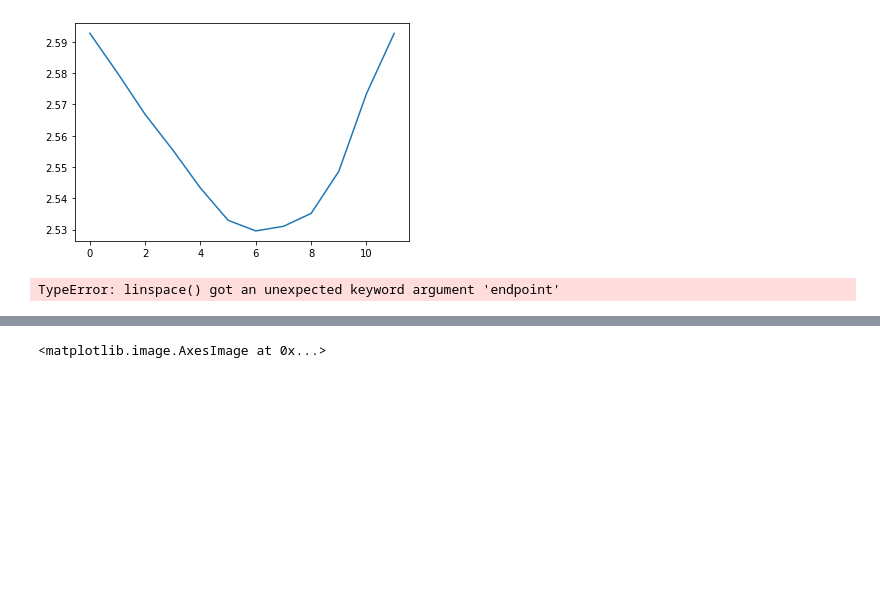
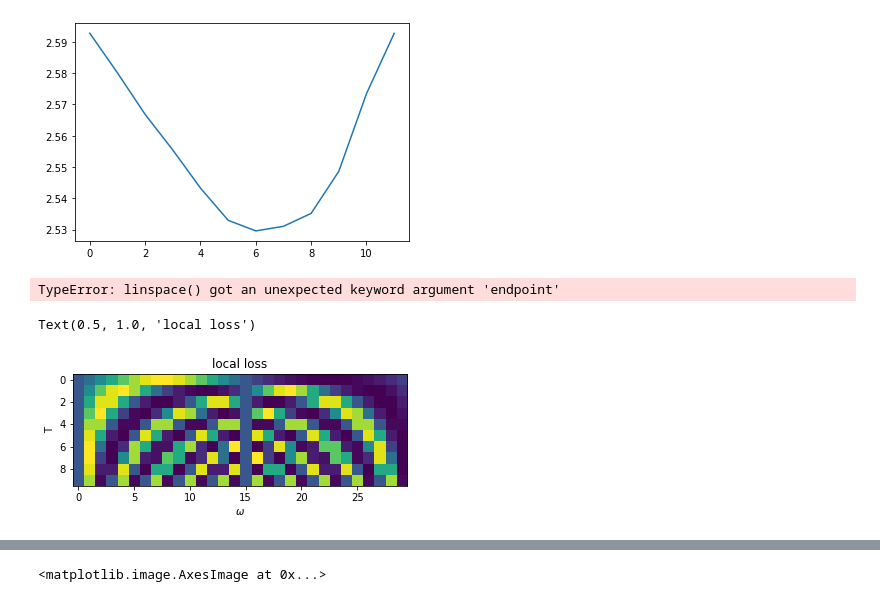
Before and after one commit to AlexTMallen/NASA-GEOS, a Jupyter notebook: 1D-omega-speedup.ipynb, the cells around one changed output, grey strips where cells are left out. Saved outputs shown, nothing was run; the diff lists cells and outputs as text; code cells hidden in the pictures; blank space fills up the shorter version.

```diff
--- a/1D-omega-speedup.ipynb
+++ b/1D-omega-speedup.ipynb
@@ -405,4 +405,12 @@ for t in range(1, T + 1):
     Eft[0:(K//2)*t:t, (K//2)*t:K*t:t] += Lft[t-1, :K//2, K//2:K]
     # lower right quadrant
     Eft[(K//2)*t:K*t:t, (K//2)*t:K*t:t] += Lft[t-1, K//2:K, K//2:K]
+# %%
+plt.imshow(local_losses[:, :, 0])
+plt.xlabel("$\omega$")
+plt.ylabel("T")
+plt.title("local loss")
+# %% [output]
+Text(0.5, 1.0, 'local loss')
+[figure, added]
 # %%
```
Also changed, not shown: parts of 9 cells of this notebook.
